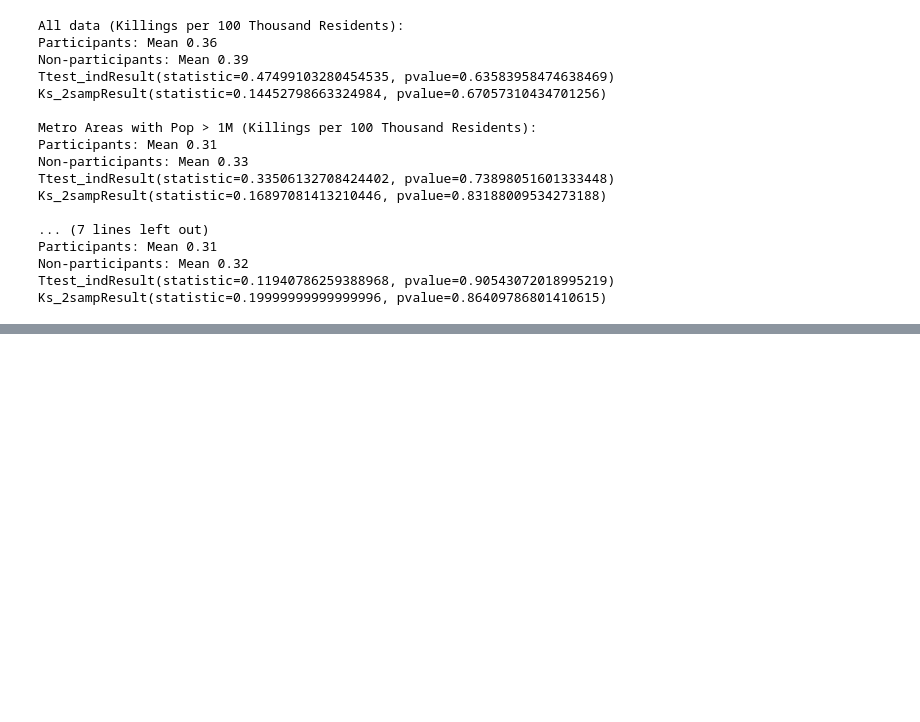
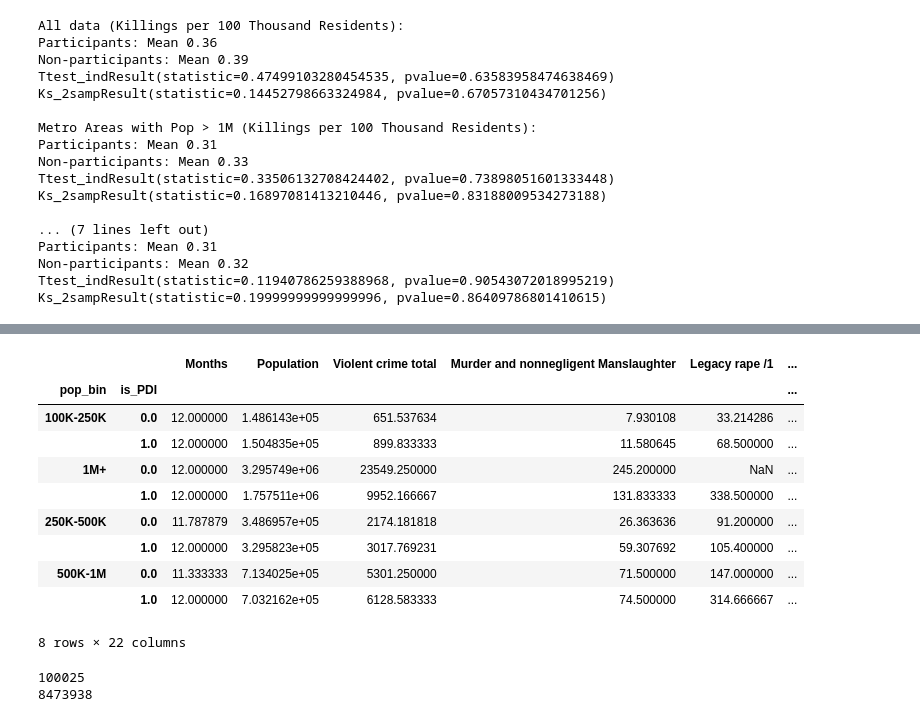
Before and after one commit to jvani/SocialImpactProject, a Jupyter notebook: PoliceDataInitiative.ipynb, the cells around one changed output, grey strips where cells are left out. Cells and saved outputs as stored; diff of their text form; code cells hidden in the pictures; blank space fills up the shorter version.

Commit message:
some general city crime rate shit

```diff
--- a/PoliceDataInitiative.ipynb
+++ b/PoliceDataInitiative.ipynb
@@ -150,0 +178,8 @@ Ks_2sampResult(statistic=0.19999999999999996, pvalue=0.86409786801410615)
+# %%
+# clean city names
+metro_crime.loc[:, 'Agency'] = map(lambda s: s.replace(' Police Dept', ''), metro_crime.loc[:, 'Agency'])
+# %%
+# how many are part of PDI?
+metro_crime = metro_crime.merge(pdi, how='left', left_on='Agency', right_on='City')
+metro_crime.drop(['City'], axis=1, inplace=True)
+metro_crime['is_PDI'].fillna(0, inplace=True)
@@ -150,0 +190,12 @@ Ks_2sampResult(statistic=0.19999999999999996, pvalue=0.86409786801410615)
+# %%
+def pop_group(pop):
+    if pop < 250000:
+        return '100K-250K'
+    elif pop < 500000:
+        return '250K-500K'
+    elif pop < 1000000:
+        return '500K-1M'
+    else:
+        return '1M+'
+# %%
+metro_crime['pop_bin'] = map(pop_group, metro_crime.loc[:, 'Population'])
@@ -150,0 +215,20 @@ Ks_2sampResult(statistic=0.19999999999999996, pvalue=0.86409786801410615)
+# %%
+metro_crime.groupby(['pop_bin', 'is_PDI']).mean()
+# %% [output]
+|  |  | Months | Population | Violent crime total | Murder and nonnegligent Manslaughter | Legacy rape /1 | ... |
+| pop_bin | is_PDI |  |  |  |  |  | ... |
+| 100K-250K | 0.0 | 12.000000 | 1.486143e+05 | 651.537634 | 7.930108 | 33.214286 | ... |
+|  | 1.0 | 12.000000 | 1.504835e+05 | 899.833333 | 11.580645 | 68.500000 | ... |
+| 1M+ | 0.0 | 12.000000 | 3.295749e+06 | 23549.250000 | 245.200000 | NaN | ... |
+|  | 1.0 | 12.000000 | 1.757511e+06 | 9952.166667 | 131.833333 | 338.500000 | ... |
+| 250K-500K | 0.0 | 11.787879 | 3.486957e+05 | 2174.181818 | 26.363636 | 91.200000 | ... |
+|  | 1.0 | 12.000000 | 3.295823e+05 | 3017.769231 | 59.307692 | 105.400000 | ... |
+| 500K-1M | 0.0 | 11.333333 | 7.134025e+05 | 5301.250000 | 71.500000 | 147.000000 | ... |
+|  | 1.0 | 12.000000 | 7.032162e+05 | 6128.583333 | 74.500000 | 314.666667 | ... |
+8 rows × 22 columns
+# %%
+print metro_crime.Population.min()
+print metro_crime.Population.max()
+# %% [output]
+100025
+8473938
```
Also changed, not shown: parts of 5 cells of this notebook.
